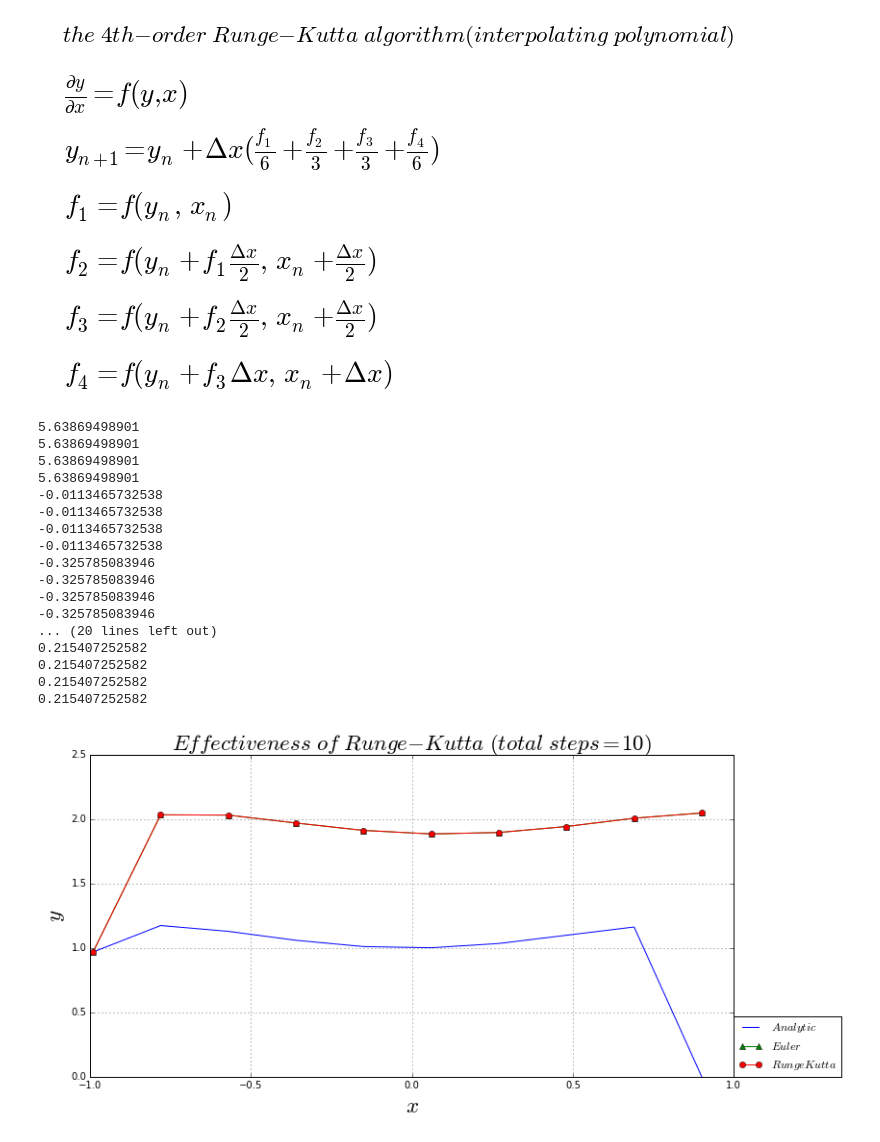
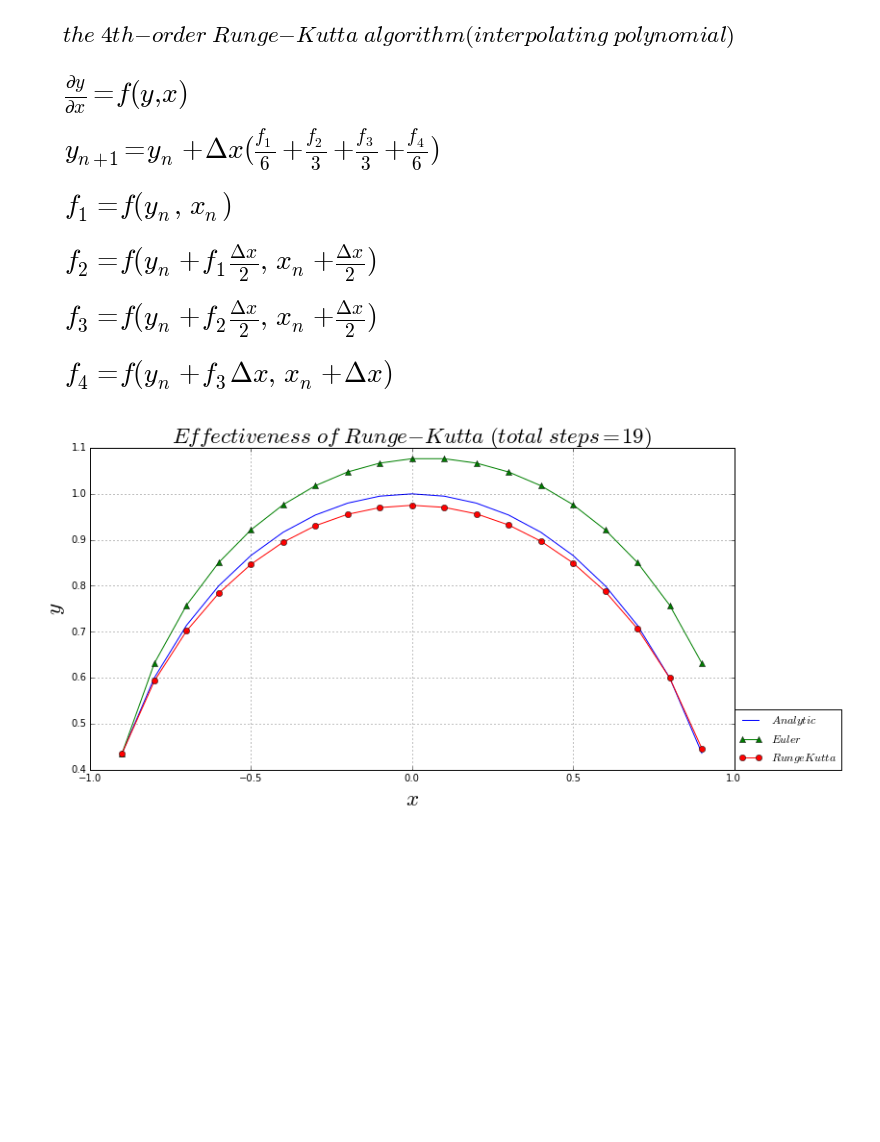
Before and after one commit to alvason/infectious-pulse, a Jupyter notebook: sir/sir.ipynb, the cells around one changed output. Saved outputs shown, nothing was run; the diff lists cells and outputs as text; code cells hidden in the pictures; blank space fills up the shorter version.

Commit message:
effectiveness of Runge Kutta

```diff
--- a/sir/sir.ipynb
+++ b/sir/sir.ipynb
@@ -47,19 +47,13 @@ plt.text(0, 1.0/6, r'$ f_3= f(y_n + f_2 \frac{\Delta x}{2},\ x_n + \frac{\Delta
 plt.text(0, 0.0/6, r'$ f_4 = f(y_n + f_3 \Delta x,\ x_n + \Delta x) $', fontsize = 1.2*AlvaFontSize)
 plt.show()
 
-def RungeKutta4(gridY, gridX, dYdx, dx, xn):
-    yyy = gridY[xn];
-    xxx = gridX[xn]; # keep initial value
-    dydx1 = dYdx[xn]; print dYdx[xn]
-    gridY[xn] = yyy + dydx1*dx/2;
-    gridX[xn] = xxx + dx/2;
-    dydx2 = dYdx[xn]; print dYdx[xn]
-    gridY[xn] = yyy + dydx2*dx/2;
-    gridX[xn] = xxx + dx/2;
-    dydx3 = dYdx[xn]; print dYdx[xn]
-    gridY[xn] = yyy + dydx3*dx;
-    gridX[xn] = xxx + dx;
-    dydx4 = dYdx[xn]; print dYdx[xn]
+
+def AlvaRungeKutta4(dYdx, gridY, gridX, dx, xn):
+    yyy = gridY[xn]; xxx = gridX[xn]; # keep initial value
+    dydx1 = dYdx(gridY[xn], gridX[xn]); gridY[xn] = yyy + dydx1*dx/2; gridX[xn] = xxx + dx/2;
+    dydx2 = dYdx(gridY[xn], gridX[xn]); gridY[xn] = yyy + dydx2*dx/2; gridX[xn] = xxx + dx/2;
+    dydx3 = dYdx(gridY[xn], gridX[xn]); gridY[xn] = yyy + dydx3*dx; gridX[xn] = xxx + dx;
+    dydx4 = dYdx(gridY[xn], gridX[xn]);
     gridY[xn + 1] = yyy + dx*(dydx1/6 + dydx2/3 + dydx3/3 + dydx4/6);
     gridY[xn] = yyy; gridX[xn] = xxx; # restore to initial value
     return (gridY[xn + 1]);
@@ -69,75 +63,47 @@ def RungeKutta4(gridY, gridX, dYdx, dx, xn):
 # Effectiveness of the algorithm
 def Y_function(x):
     Y = (1.0 - x**2)**(1.0/2) # circle
-    Y1 = x*np.sin(x)
-    return (Y + Y1)
+    return Y
 
-def Y_derivative(y, x):
+def dYdx(y, x):
     dY_dx = -x/(1.0 - x**2)**(1.0/2)
-    dY_dx1 = np.sin(x) + x*np.cos(x)
-    return (dY_dx + dY_dx1)
+    return dY_dx
 
 # numerical griding
-totalGPoint_X = int(10**1);
-minX = float(-0.99); maxX = float(0.9);
+totalGPoint_X = int(18**1 + 1);
+minX = float(-0.9); maxX = float(0.9);
 gridX = np.linspace(minX, maxX, totalGPoint_X);
 dx = (maxX - minX)/totalGPoint_X;
 
 # Analytic solution
 gridY_A = np.zeros(totalGPoint_X)
-for xn in range(totalGPoint_X - 1):
-    gridY_A[xn] = Y_function(gridX)[xn]
+for xn in range(totalGPoint_X):
+    gridY_A[xn] = Y_function(gridX[xn])
 
 # Euler solution
 gridY_E = np.zeros(totalGPoint_X)
-dYdx = Y_derivative(gridY_E, gridX)
 gridY_E[0] = gridY_A[0]
 for xn in range(totalGPoint_X - 1):
-    gridY_E[xn + 1] = gridY_E[xn] + dx*dYdx[xn]
+    gridY_E[xn + 1] = gridY_E[xn] + dx*dYdx(gridY_E[xn], gridX[xn])
 
 # RungeKutta solution
 gridY = np.zeros(totalGPoint_X)
-dYdx = Y_derivative(gridY, gridX)
 gridY[0] = gridY_A[0];
 for xn in range(totalGPoint_X - 1):
-    RungeKutta4(gridY, gridX, dYdx, dx, xn)
+    AlvaRungeKutta4(dYdx, gridY, gridX, dx, xn)
 
-
-rangeA = totalGPoint_X/1 - 60;
-rangeB = totalGPoint_X/1 - 30;
 gridX = np.linspace(minX, maxX, totalGPoint_X);
 numberingFig = numberingFig + 1;
 plt.figure(numberingFig, figsize = (12, 6))
-#plt.plot(gridX[rangeA:rangeB], gridY_A[rangeA:rangeB], label = r'$ Analytic $')
-#plt.plot(gridX[rangeA:rangeB], gridY_E[rangeA:rangeB], label = r'$ Euler $')
-#plt.plot(gridX[rangeA:rangeB], gridY[rangeA:rangeB], label = r'$ RungeKutta $')
-
 plt.plot(gridX, gridY_A, label = r'$ Analytic $')
 plt.plot(gridX, gridY_E, label = r'$ Euler $', marker = '^')
 plt.plot(gridX, gridY, label = r'$ RungeKutta $', marker = 'o')
 plt.grid(True)
 plt.title(r'$ Effectiveness \ of \ Runge-Kutta \ (total \ steps = %i) $'%(totalGPoint_X)
           , fontsize = AlvaFontSize);
 plt.xlabel(r'$ x $', fontsize = AlvaFontSize);
 plt.ylabel(r'$ y $', fontsize = AlvaFontSize);
 plt.legend(loc = (1,0))
 plt.show()
 # %% [output]
-5.63869498901
-5.63869498901
-5.63869498901
-5.63869498901
--0.0113465732538
--0.0113465732538
--0.0113465732538
--0.0113465732538
--0.325785083946
--0.325785083946
--0.325785083946
--0.325785083946
-... (20 lines left out)
-0.215407252582
-0.215407252582
-0.215407252582
-0.215407252582
-[figure, old version]
+[figure, new version]
```
Also changed, not shown: parts of 3 cells of this notebook, 1 other file.
